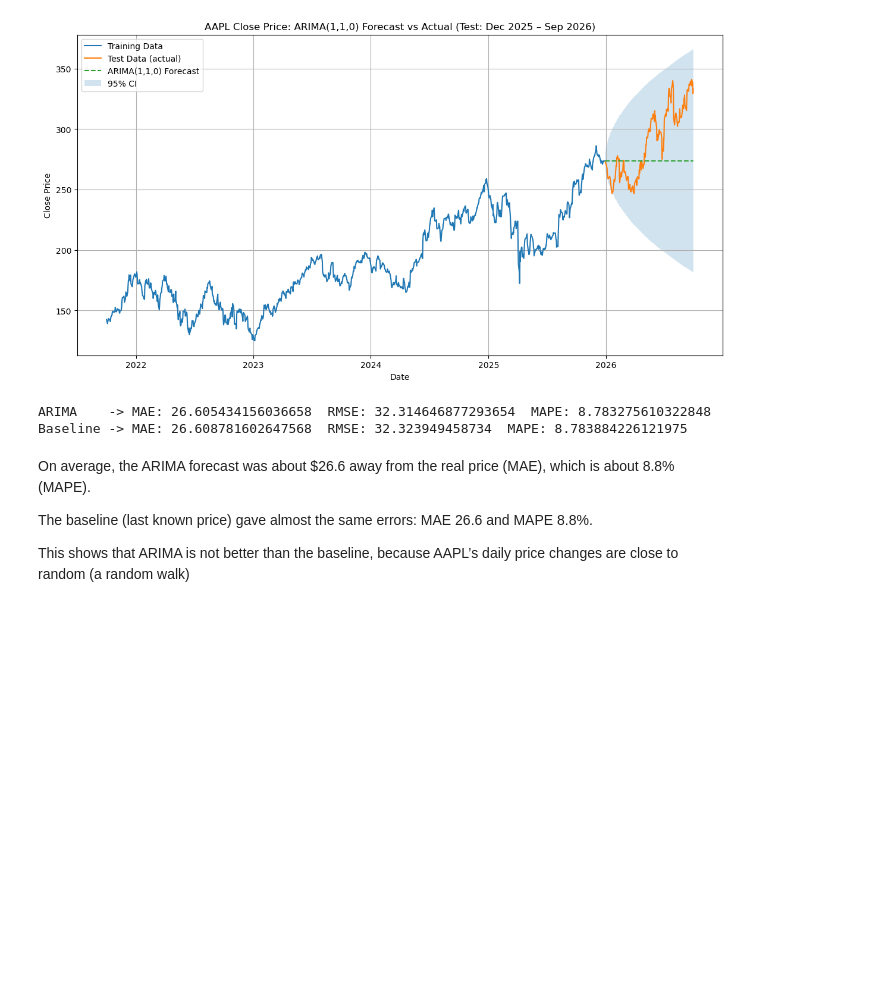
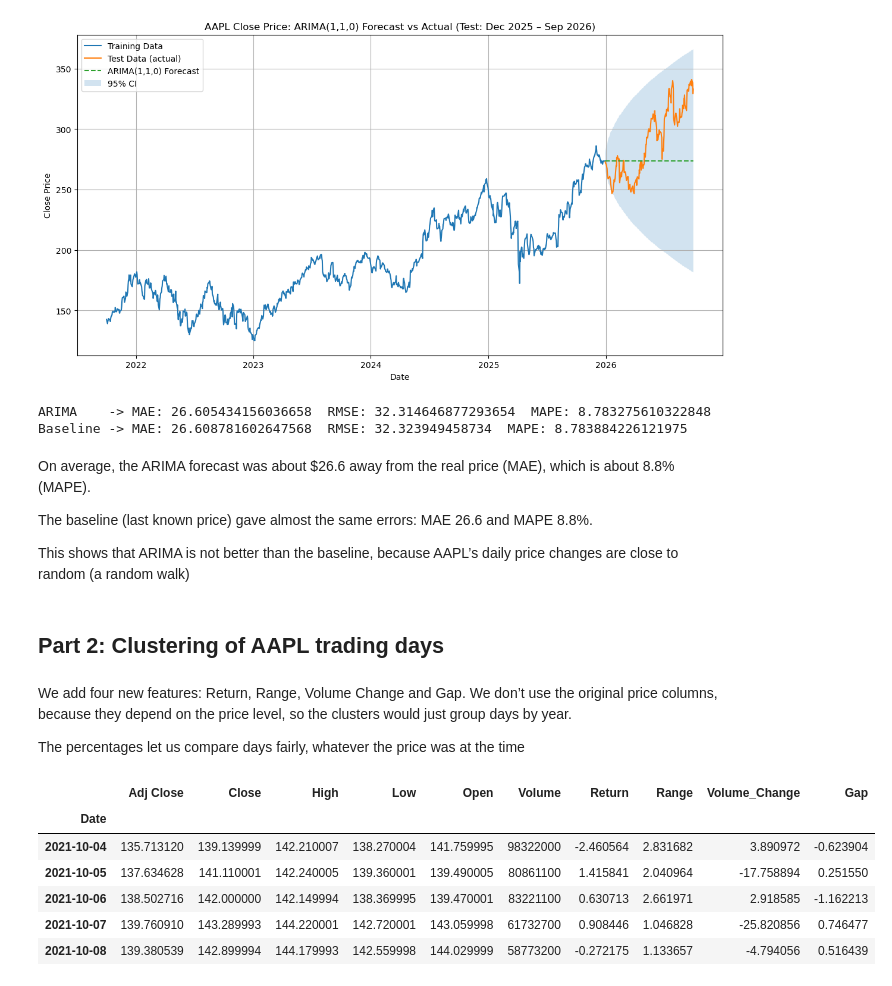
Before and after one commit to achbahri/CA1-2026167-machine, a Jupyter notebook: CA1_Achraf_Bahri_2026167.ipynb, the cells around one changed output. Drawn from its saved outputs; the diff is of its cells as text; code cells hidden in the pictures; blank space fills up the shorter version.

```diff
--- a/CA1_Achraf_Bahri_2026167.ipynb
+++ b/CA1_Achraf_Bahri_2026167.ipynb
@@ -425,3 +425,36 @@ On average, the ARIMA forecast was about $26.6 away from the real price (MAE), w
 The baseline (last known price) gave almost the same errors: MAE 26.6 and MAPE 8.8%.
 
 This shows that ARIMA is not better than the baseline, because AAPL’s daily price changes are close to random (a random walk)
+# %% [markdown]
+## Part 2: Clustering of AAPL trading days
+# %% [markdown]
+We add four new features: Return, Range, Volume Change and Gap. We don’t use the original price columns, because they depend on the price level, so the clusters would just group days by year.
+
+The percentages let us compare days fairly, whatever the price was at the time
+# %%
+cluster_df = AAPL_df.copy()
+
+# Daily return (%)
+cluster_df['Return'] = (cluster_df['Close'] - cluster_df['Close'].shift(1)) / cluster_df['Close'].shift(1) * 100
+
+# Daily range (%)
+cluster_df['Range'] = (cluster_df['High'] - cluster_df['Low']) / cluster_df['Close'] * 100
+
+# Volume change (%)
+cluster_df['Volume_Change'] = (cluster_df['Volume'] - cluster_df['Volume'].shift(1)) / cluster_df['Volume'].shift(1) * 100
+
+# Gap (%) - optional
+cluster_df['Gap'] = (cluster_df['Open'] - cluster_df['Close'].shift(1)) / cluster_df['Close'].shift(1) * 100
+
+# Remove the first row (NaN because it has no previous day)
+cluster_df = cluster_df.dropna()
+
+cluster_df.head()
+# %% [output]
+|  | Adj Close | Close | High | Low | Open | Volume | Return | Range | Volume_Change | Gap |
+| Date |  |  |  |  |  |  |  |  |  |  |
+| 2021-10-04 | 135.713120 | 139.139999 | 142.210007 | 138.270004 | 141.759995 | 98322000 | -2.460564 | 2.831682 | 3.890972 | -0.623904 |
+| 2021-10-05 | 137.634628 | 141.110001 | 142.240005 | 139.360001 | 139.490005 | 80861100 | 1.415841 | 2.040964 | -17.758894 | 0.251550 |
+| 2021-10-06 | 138.502716 | 142.000000 | 142.149994 | 138.369995 | 139.470001 | 83221100 | 0.630713 | 2.661971 | 2.918585 | -1.162213 |
+| 2021-10-07 | 139.760910 | 143.289993 | 144.220001 | 142.720001 | 143.059998 | 61732700 | 0.908446 | 1.046828 | -25.820856 | 0.746477 |
+| 2021-10-08 | 139.380539 | 142.899994 | 144.179993 | 142.559998 | 144.029999 | 58773200 | -0.272175 | 1.133657 | -4.794056 | 0.516439 |
```
Also changed, not shown: parts of 11 cells of this notebook.
